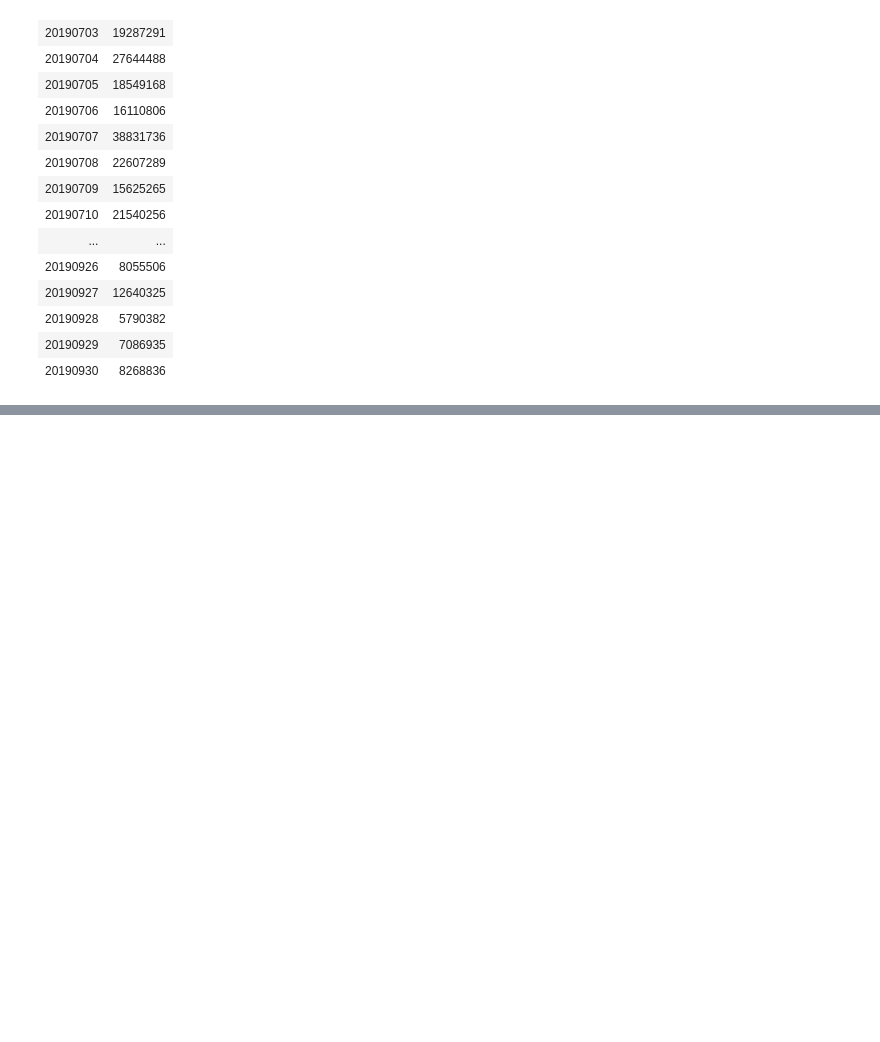
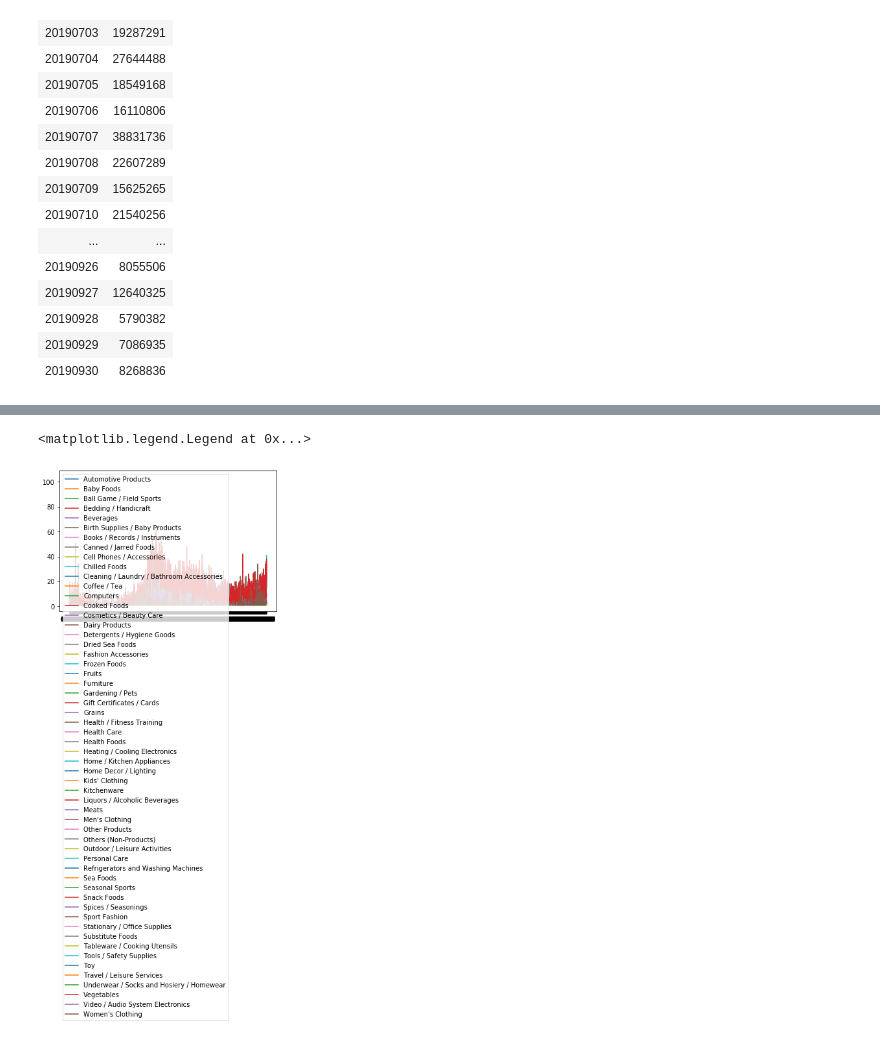
Before and after one commit to almondh/TIL, a Jupyter notebook: Lpoint/EDA.ipynb, the cells around one changed output, grey strips where cells are left out. Saved outputs shown, nothing was run; the diff lists cells and outputs as text; code cells hidden in the pictures; blank space fills up the shorter version.

```diff
--- a/Lpoint/EDA.ipynb
+++ b/Lpoint/EDA.ipynb
@@ -456,0 +580,9 @@ online_trans.pivot_table('buy_am', index='de_dt',aggfunc='sum')
+# %%
+# 업종 별 구매시각 확인해보기
+look6 = All_data.pivot_table('trans_seq', index='de_tm', columns='clac_nm1',
+                        aggfunc='count')
+plt.plot(look6)
+plt.legend(look6.columns)
+# %% [output]
+<matplotlib.legend.Legend at 0x...>
+[figure, added]
```
Also changed, not shown: parts of 18 cells of this notebook.
